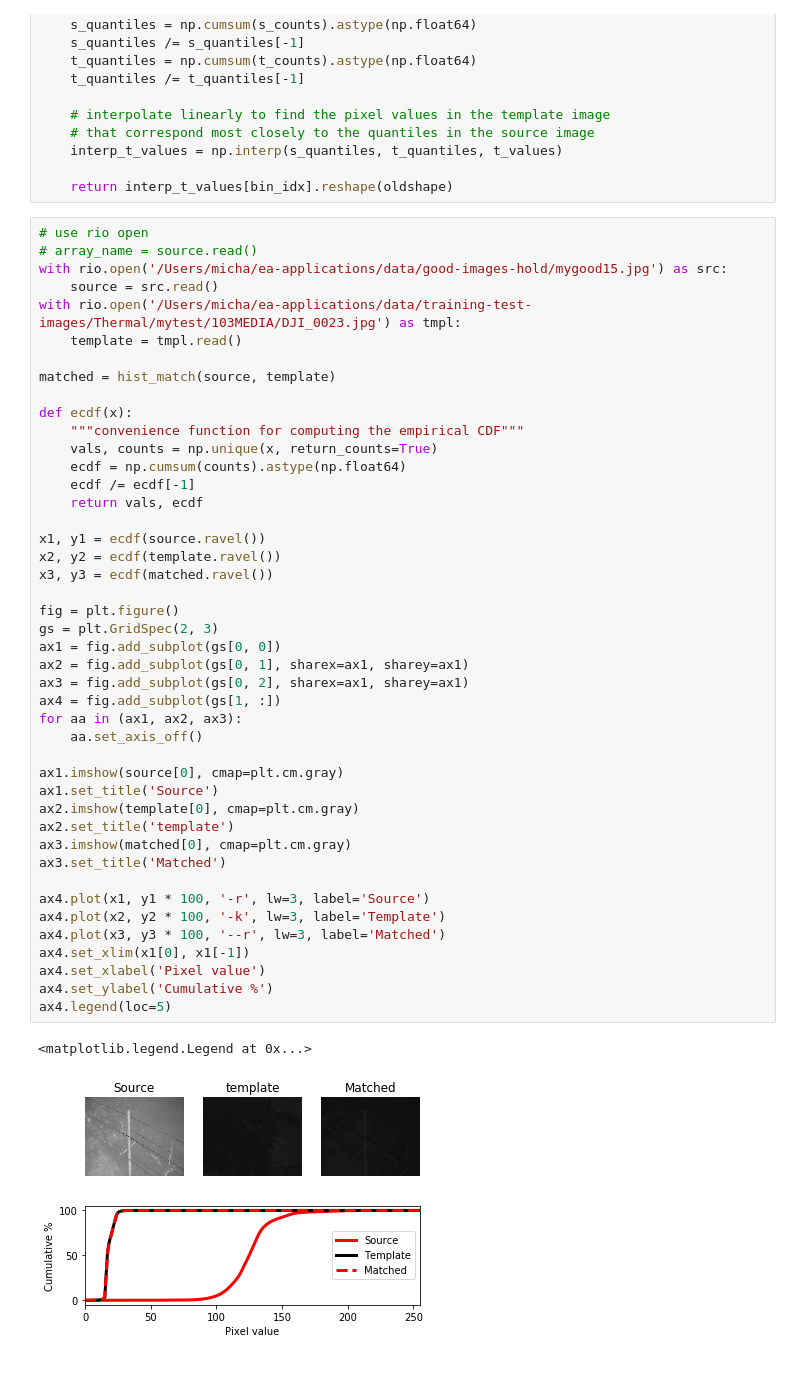
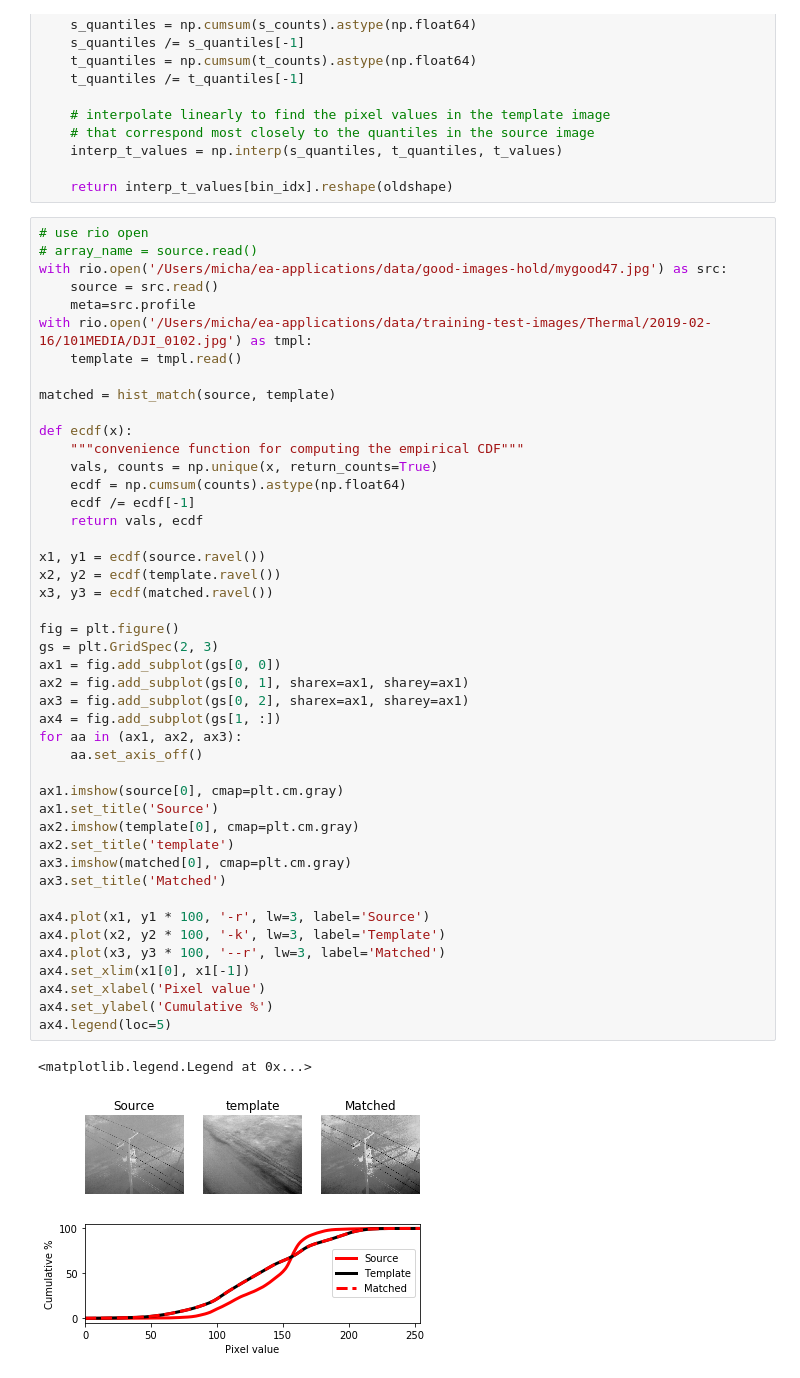
Before and after one commit to mlevis1/uav-image-analysis, a Jupyter notebook: methods/test_notebooks/match-histograms.ipynb, the cells around one changed output. Saved outputs shown, nothing was run; the diff lists cells and outputs as text.

```diff
--- a/methods/test_notebooks/match-histograms.ipynb
+++ b/methods/test_notebooks/match-histograms.ipynb
@@ -49,9 +49,10 @@ def hist_match(source, template):
 # %%
 # use rio open
 # array_name = source.read()
-with rio.open('/Users/micha/ea-applications/data/good-images-hold/mygood15.jpg') as src:
+with rio.open('/Users/micha/ea-applications/data/good-images-hold/mygood47.jpg') as src:
     source = src.read()
-with rio.open('/Users/micha/ea-applications/data/training-test-images/Thermal/mytest/103MEDIA/DJI_0023.jpg') as tmpl:
+    meta=src.profile
+with rio.open('/Users/micha/ea-applications/data/training-test-images/Thermal/2019-02-16/101MEDIA/DJI_0102.jpg') as tmpl:
     template = tmpl.read()
 
 matched = hist_match(source, template)
@@ -65,34 +66,34 @@ def ecdf(x):
 
 x1, y1 = ecdf(source.ravel())
 x2, y2 = ecdf(template.ravel())
 x3, y3 = ecdf(matched.ravel())
 
 fig = plt.figure()
 gs = plt.GridSpec(2, 3)
 ax1 = fig.add_subplot(gs[0, 0])
 ax2 = fig.add_subplot(gs[0, 1], sharex=ax1, sharey=ax1)
 ax3 = fig.add_subplot(gs[0, 2], sharex=ax1, sharey=ax1)
 ax4 = fig.add_subplot(gs[1, :])
 for aa in (ax1, ax2, ax3):
     aa.set_axis_off()
 
 ax1.imshow(source[0], cmap=plt.cm.gray)
 ax1.set_title('Source')
 ax2.imshow(template[0], cmap=plt.cm.gray)
 ax2.set_title('template')
 ax3.imshow(matched[0], cmap=plt.cm.gray)
 ax3.set_title('Matched')
 
 ax4.plot(x1, y1 * 100, '-r', lw=3, label='Source')
 ax4.plot(x2, y2 * 100, '-k', lw=3, label='Template')
 ax4.plot(x3, y3 * 100, '--r', lw=3, label='Matched')
 ax4.set_xlim(x1[0], x1[-1])
 ax4.set_xlabel('Pixel value')
 ax4.set_ylabel('Cumulative %')
 ax4.legend(loc=5)
 # %% [output]
 <matplotlib.legend.Legend at 0x...>
-[figure, old version]
+[figure, new version]
 # %%
 fig = plt.figure()
 ax3 = fig.add_subplot(gs[0, 2], sharex=ax1, sharey=ax1)
```
Also changed, not shown: parts of 3 cells of this notebook, 13 other files.
